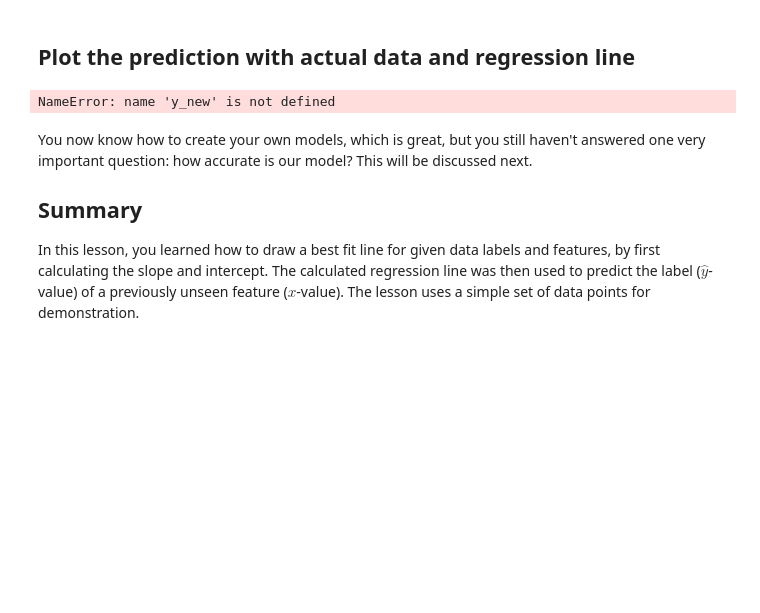
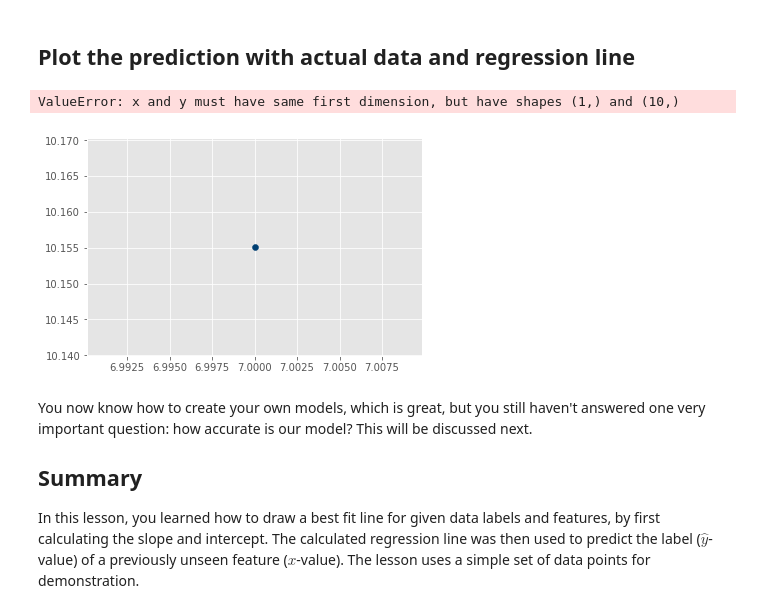
Before and after one commit to Cristinamulas/dsc-simple-linear-regression-lab-nyc-ds-060319, a Jupyter notebook: index.ipynb, the cells around one changed output. Drawn from its saved outputs; the diff is of its cells as text; code cells hidden in the pictures; blank space fills up the shorter version.

```diff
--- a/index.ipynb
+++ b/index.ipynb
@@ -180,12 +180,13 @@ y_predicted
 ## Plot the prediction with actual data and regression line
 # %%
 # Plot as above and show the predicted value
-plt.scatter(x_new,y_new,color='#003F72', label="Data points")
+plt.scatter(x_new,y_predicted,color='#003F72', label="Data points")
 plt.plot(x_new, regression_line, label= "Regression Line")
 plt.legend()
 plt.show()
 # %% [output]
-NameError: name 'y_new' is not defined
+ValueError: x and y must have same first dimension, but have shapes (1,) and (10,)
+[figure, added]
 # %% [markdown]
 You now know how to create your own models, which is great, but you still haven't answered one very important question: how accurate is our model? This will be discussed next.
 
```
